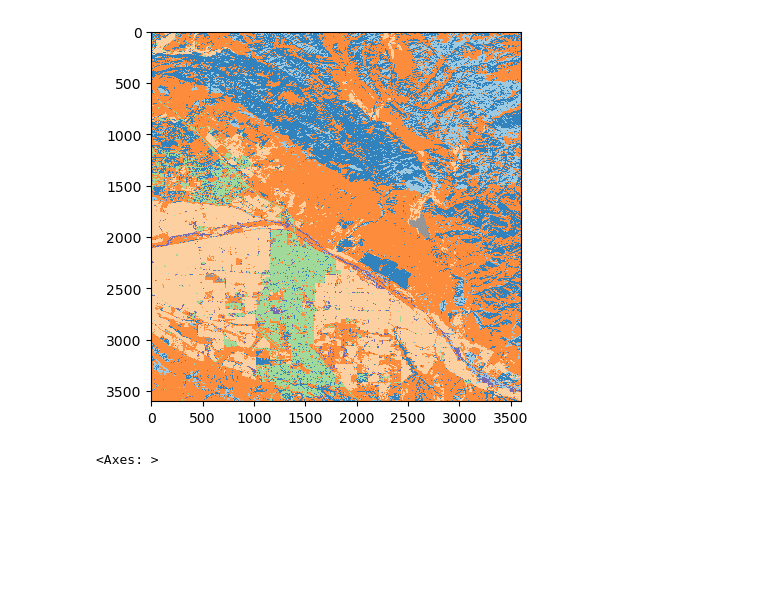
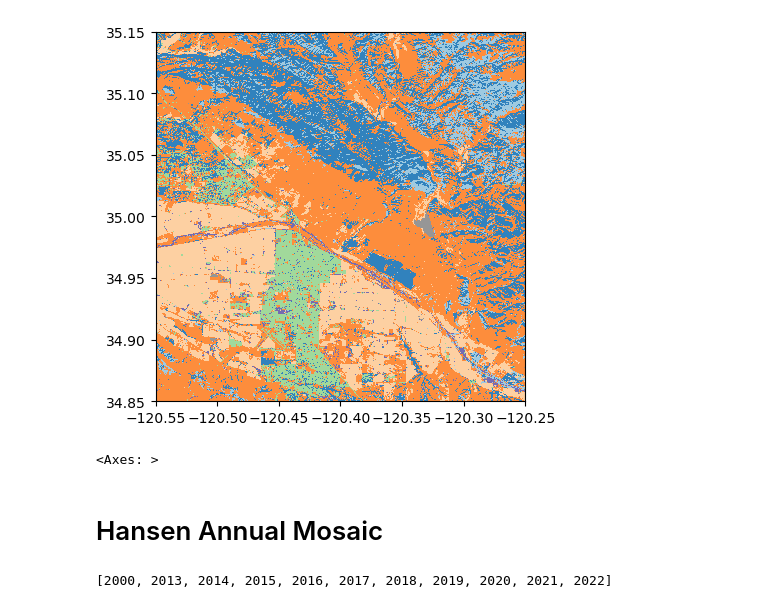
Before and after one commit to OPERA-Cal-Val/tile-mate, a Jupyter notebook: notebooks/Basic_Demo.ipynb, the cells around one changed output. Saved outputs shown, nothing was run; the diff lists cells and outputs as text; code cells hidden in the pictures; blank space fills up the shorter version.

```diff
--- a/notebooks/Basic_Demo.ipynb
+++ b/notebooks/Basic_Demo.ipynb
@@ -16,10 +33,16 @@ X.shape
 # %%
-show(X, p['transform'], cmap='tab20c', interpolation='none')
+show(X, transform=p['transform'], cmap='tab20c', interpolation='none')
 # %% [output]
-[figure, old version]
+[figure, new version]
 <Axes: >
 # %%
 import rasterio
 
 with rasterio.open('esa_worlf_cover_2021_subset.tif', 'w', **p) as ds:
    ds.write(X)
+# %% [markdown]
+# Hansen Annual Mosaic
+# %%
+HANSEN_MOSAIC_YEARS
+# %% [output]
+[2000, 2013, 2014, 2015, 2016, 2017, 2018, 2019, 2020, 2021, 2022]
```
Also changed, not shown: parts of 12 cells of this notebook, 8 other files.
